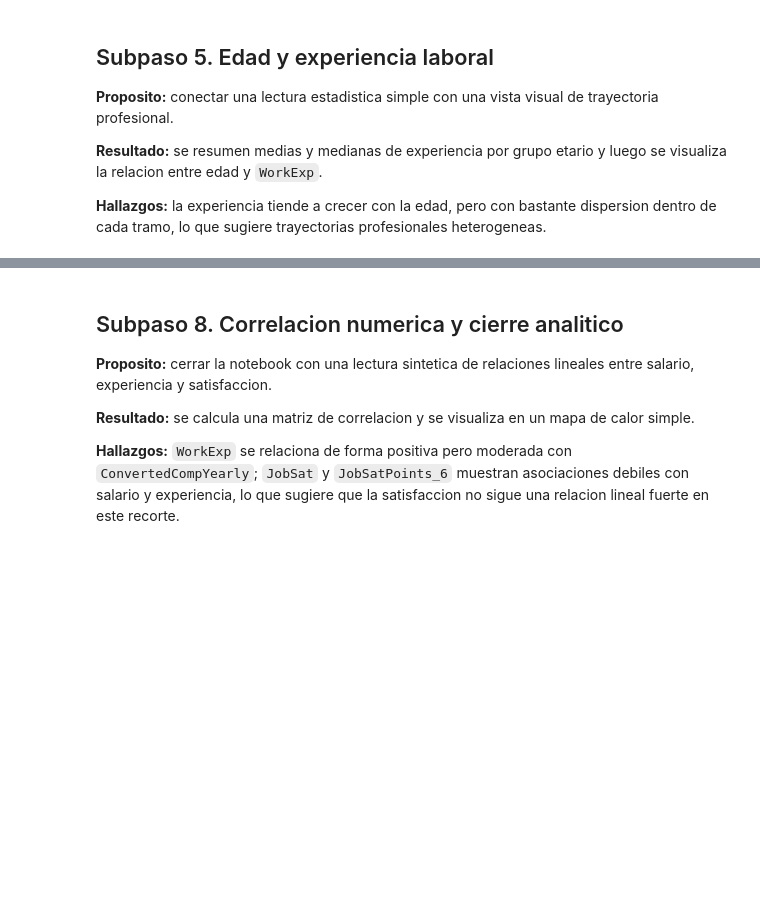
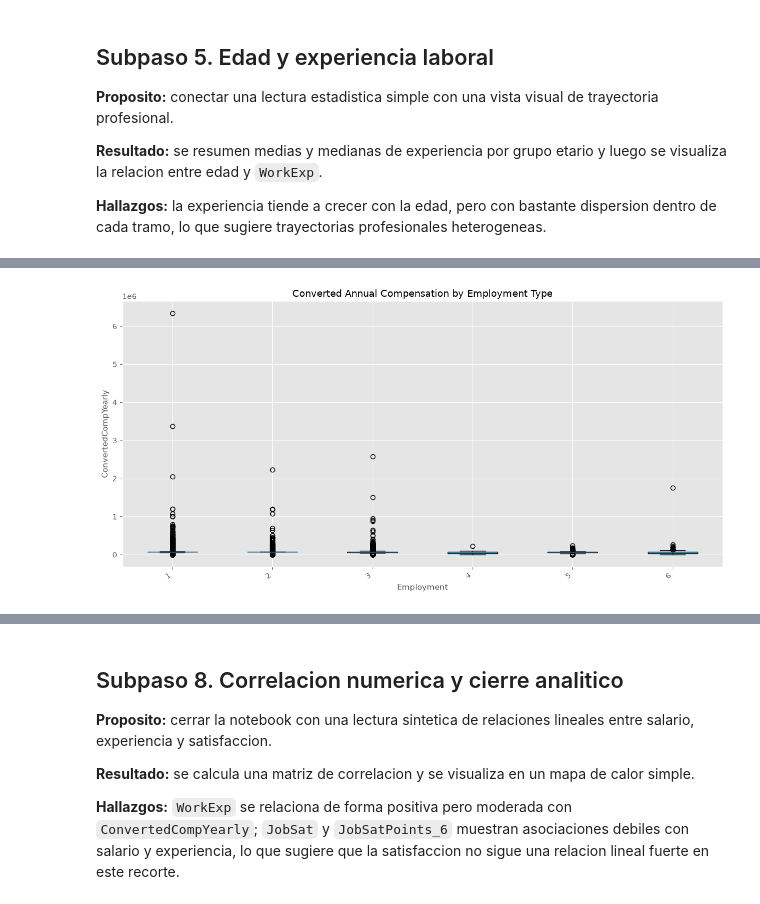
Before and after one commit to brendalp0110-web/portfolio_case_study_stackoverflow_survey, a Jupyter notebook: notebooks/03_eda_statistics.ipynb, the cells around one changed output, grey strips where cells are left out. Drawn from its saved outputs; the diff is of its cells as text; code cells hidden in the pictures; blank space fills up the shorter version.

```diff
--- a/notebooks/03_eda_statistics.ipynb
+++ b/notebooks/03_eda_statistics.ipynb
@@ -214,16 +479,18 @@ display(salary_by_age)
 # %%
 employment_order = df["Employment"].value_counts().head(6).index.tolist()
 employment_box = df[df["Employment"].isin(employment_order)][["Employment", "ConvertedCompYearly"]].dropna()
 employment_groups = [employment_box.loc[employment_box["Employment"] == category, "ConvertedCompYearly"].values for category in employment_order]
 
 plt.figure(figsize=(12, 6))
-plt.boxplot(employment_groups, labels=employment_order, patch_artist=True)
+plt.boxplot(employment_groups, label=employment_order, patch_artist=True)
 plt.title("Converted Annual Compensation by Employment Type")
 plt.xlabel("Employment")
 plt.ylabel("ConvertedCompYearly")
 plt.xticks(rotation=35, ha="right")
 plt.tight_layout()
 plt.show()
+# %% [output]
+[figure, added]
 # %%
 top_devtypes = split_multiselect(df["DevType"]).value_counts().head(5).index.tolist()
 devtype_exploded = (
```
Also changed, not shown: parts of 23 cells of this notebook, 4 other files.
